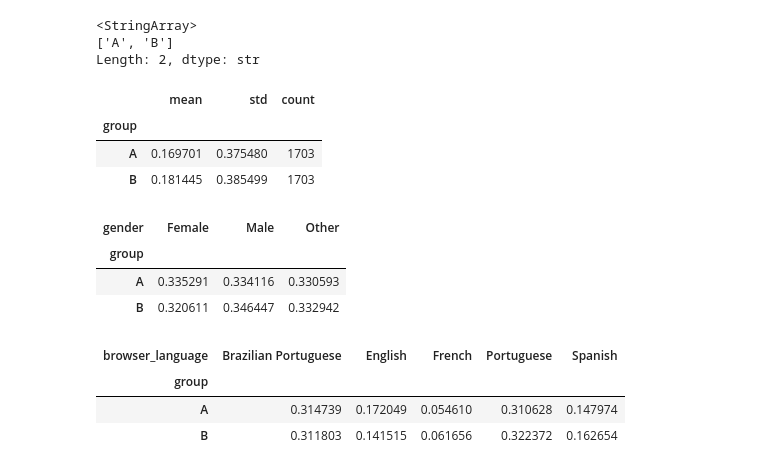
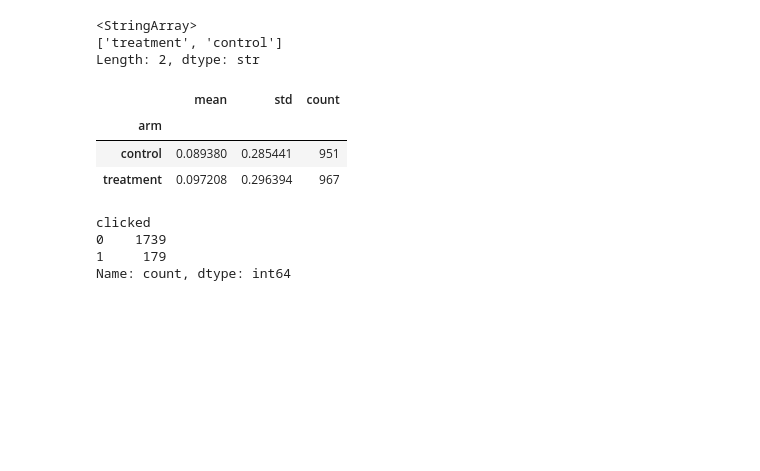
Before and after one commit to mattedefra/DgExpProject, a Jupyter notebook: main.ipynb, the cells around one changed output. Cells and saved outputs as stored; diff of their text form; code cells hidden in the pictures; blank space fills up the shorter version.

```diff
--- a/main.ipynb
+++ b/main.ipynb
@@ -1,22 +1,35 @@
 # %%
 import seaborn as sns
 import matplotlib.pyplot as plt
-from statsmodels.stats.proportion import proportion_effectsize
-from statsmodels.stats.power import NormalIndPower
-import statsmodels.formula.api as smf
-from scipy import stats
-import numpy as np
 import pandas as pd
+from module_abtest import ABTest
 
-df1 = pd.read_csv('data/simulated_ab_test_data_A1.csv')
-df2 = pd.read_csv('data/simulated_ab_test_data_B1.csv')
-df3 = pd.read_csv('data/simulated_ab_test_data_C1.csv')
+# df1 = pd.read_csv('data/simulated_ab_test_data_A1.csv')
+# df2 = pd.read_csv('data/simulated_ab_test_data_B1.csv')
+# df3 = pd.read_csv('data/simulated_ab_test_data_C1.csv')
 
-for tag,dataframe in zip(['First', 'Second', 'Third'], [df1, df2, df3]):
-    dataframe['week_number'] = tag
+landing_page = pd.read_csv('data/LandigPage.csv')
+landing_page.rename(columns={'kpi_y': 'clicked'}, inplace=True)
 
-DF_ANALYSIS = pd.concat([df1, df2, df3], ignore_index=True)
+df_pre = landing_page[landing_page.arm == 'pre_period'].copy()
 
-# df1.translate_click.mean(),df2.translate_click.mean(),df3.translate_click.mean()
-DF_ANALYSIS.info()
+df_post = landing_page[landing_page['arm'] != 'pre_period'].copy()
+df_post = df_post.reset_index(drop=True)
+
+#split df_post in half
+mid = len(df_post) // 2
+df1 = df_post.iloc[:mid].copy()
+df2 = df_post.iloc[mid:].copy()
+
+df1 = df1.reset_index(drop=True)
+df2 = df2.reset_index(drop=True)
+
+print(df_pre.shape, df1.shape, df2.shape)
+
+for tag,dataframe in zip(['Pre-period', 'First', 'Second'], [df_pre, df1, df2]):
+    dataframe['Data_Batch'] = tag
+
+DF_ANALYSIS = pd.concat([df_pre, df1, df2], ignore_index=True)
+
+DF_ANALYSIS.info() #to check that everything is loaded correctly, in a real scenario we would not have this
 # %% [output]
@@ -180,32 +93,29 @@ ab_tester.df.head()
 # %%
-ab_tester.df.group.unique()
+ab_tester.df.arm.unique()
 # %% [output]
 <StringArray>
-['A', 'B']
+['treatment', 'control']
 Length: 2, dtype: str
 # %%
 #looking at mean, standard deviation CTR per group, as well as addressing potential sample ratio mismatch
-group_summary = ab_tester.df.groupby('group')['translate_click'].agg(['mean', 'std', 'count'])
-control_mean = group_summary.loc['A', 'mean']
-treatment_mean = group_summary.loc['B', 'mean']
+group_summary = ab_tester.df.groupby('arm')['clicked'].agg(['mean', 'std', 'count'])
+control_mean = group_summary.loc['control', 'mean']
+treatment_mean = group_summary.loc['treatment', 'mean']
 display(group_summary)
 # %% [output]
 |  | mean | std | count |
-| group |  |  |  |
-| A | 0.169701 | 0.375480 | 1703 |
-| B | 0.181445 | 0.385499 | 1703 |
+| arm |  |  |  |
+| control | 0.089380 | 0.285441 | 951 |
+| treatment | 0.097208 | 0.296394 | 967 |
+# %%
+ab_tester.df.clicked.value_counts()
+# %% [output]
+clicked
+0    1739
+1     179
+Name: count, dtype: int64
 # %%
-ab_tester.balance('gender')
+# ab_tester.balance('gender')
-# %% [output]
-| gender | Female | Male | Other |
-| group |  |  |  |
-| A | 0.335291 | 0.334116 | 0.330593 |
-| B | 0.320611 | 0.346447 | 0.332942 |
 # %%
-ab_tester.balance('browser_language')
+#ab_tester.balance('browser_language')
-# %% [output]
-| browser_language | Brazilian Portuguese | English | French | Portuguese | Spanish |
-| group |  |  |  |  |  |
-| A | 0.314739 | 0.172049 | 0.054610 | 0.310628 | 0.147974 |
-| B | 0.311803 | 0.141515 | 0.061656 | 0.322372 | 0.162654 |
 # %%
```
Also changed, not shown: parts of 26 cells of this notebook, 1 other file.
